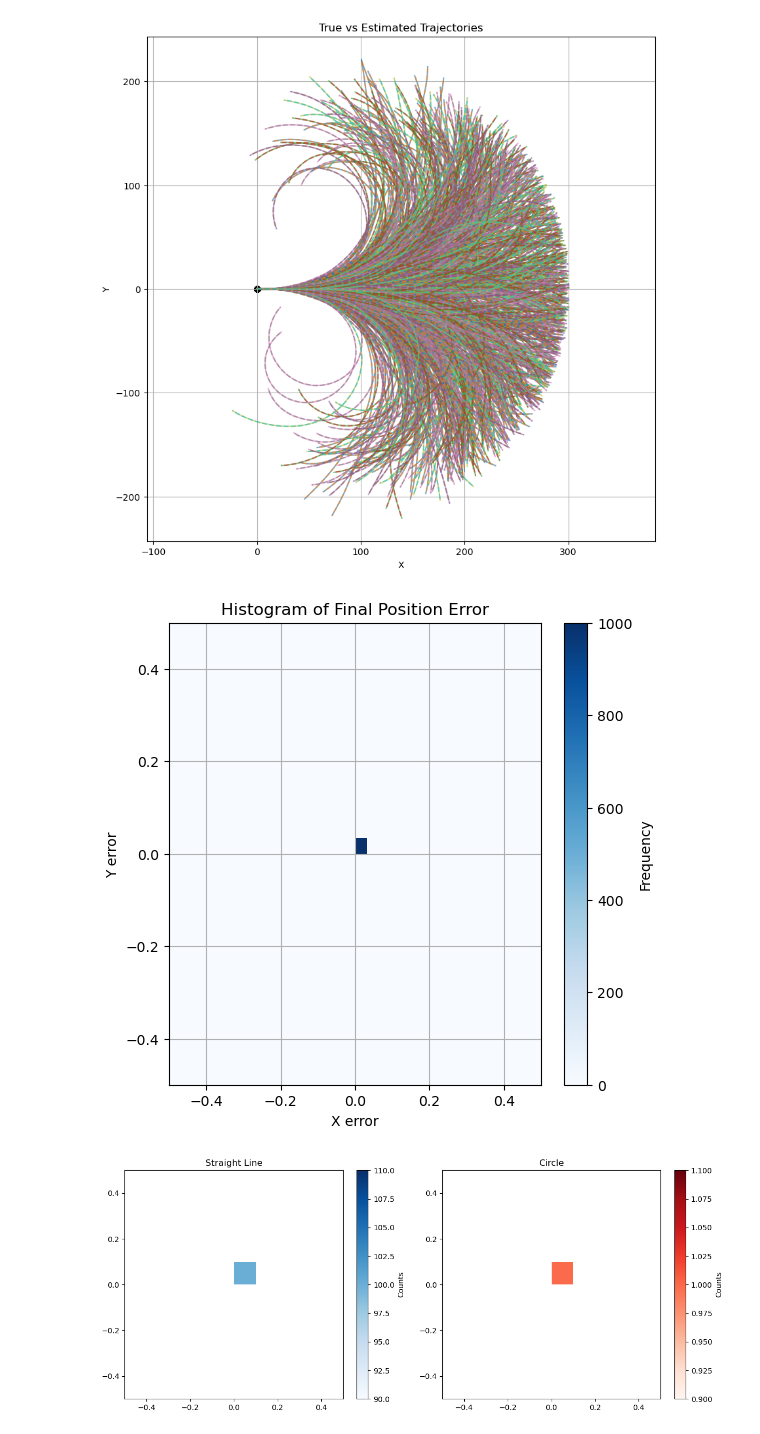
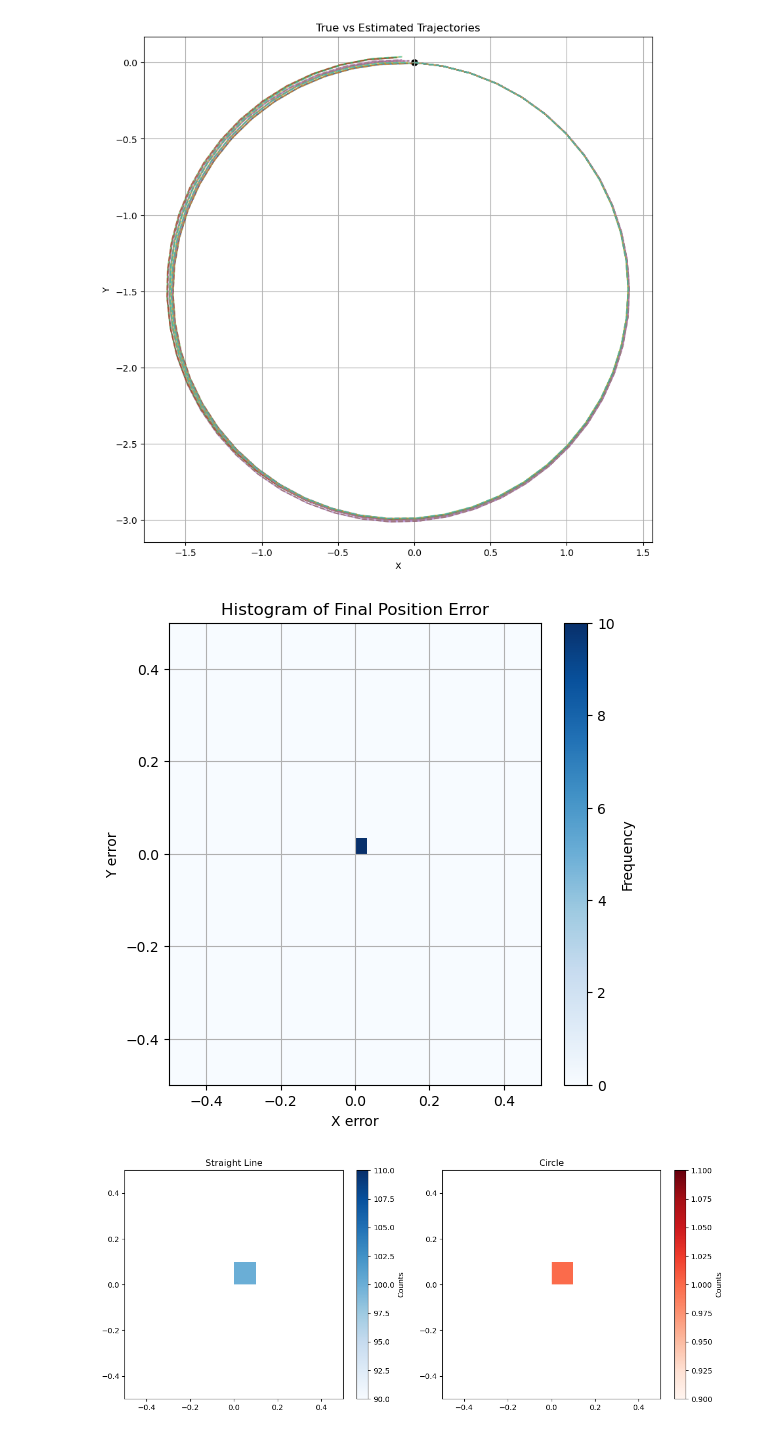
Before and after one commit to RealBenTen10/AIforRobots, a Jupyter notebook: Task7/Task7.1.ipynb, the cells around one changed output. Cells and saved outputs as stored; diff of their text form; code cells hidden in the pictures.

```diff
--- a/Task7/Task7.1.ipynb
+++ b/Task7/Task7.1.ipynb
@@ -3,44 +3,47 @@ from numpy import cos, sin
 from matplotlib import pyplot as plt
 import numpy as np
 # %%
+# Get velocity (with noise if needed)
 def get_velocity(noise_strength, velocity):
     # add some noise if you want
     noise = np.random.normal(0, noise_strength, 2)
-
     return [velocity[0]+noise[0], velocity[1]+noise[1]]
-
-def kinematic_model(state, v_l, v_r, axisLength):
+# Implemted kinematic model of the lecture
+def kinematic_model(state, v_l, v_r, axisLength, dt):
     # equation for kinematic model
     # update real state of the robot
-    state[0] += 0.5 * cos(state[2]) * v_l + 0.5 * cos(state[2]) * v_r
-    state[1] += 0.5 * sin(state[2]) * v_l + 0.5 * sin(state[2]) * v_r
-    state[2] += (v_r - v_l) / axisLength
+    state[2] += (v_r - v_l) / axisLength * dt
+    state[0] += (0.5 * cos(state[2]) * v_l + 0.5 * cos(state[2]) * v_r) * dt
+    state[1] += (0.5 * sin(state[2]) * v_l + 0.5 * sin(state[2]) * v_r) * dt
     # return state of the robot
     return state
-
+# calculate the odometry of the robot - where do we think we are?
 def odometry_sensor(state_1, state_2, estimate, noise_strength):
     noise = np.random.normal(0, noise_strength, 3)
     return [estimate[0] + state_2[0] - state_1[0] + noise[0], estimate[1] + state_2[1] - state_1[1] + noise[1], estimate[2] + state_2[2] - state_1[2] + noise[2]]
 
-def simulate(noise_velocity = 0, noise_odometry = 0, velocity = [1.0, 1.0], drive_in_circles = False, axis_length = 1, steps = 1000, episodes = 100):
+def simulate(noise_velocity = 0, noise_odometry = 0, velocity = [1.0, 1.0], drive_in_circles = False, axis_length = 1, steps = 1000, episodes = 100, step_size_robot = 1.0):
     # for visualization purposes
     x_errors, y_errors = [], []
     all_true_trajectories = []
     all_estimated_trajectories = []
-    original_velocity = velocity.copy()
+    # If we want to drive in a circle using the boolean
     if drive_in_circles:
         velocity = [velocity[0], velocity[1]*0.5]
+    # To ensure a reset of the velocity after each episode
+    original_velocity = velocity.copy()
     for _ in range(episodes):
         # states represent position and heading
         estimated_state = [0.0, 0.0, 0.0]
         optimal_state = [0.0, 0.0, 0.0]
         true_traj = [optimal_state[:2]]
         est_traj = [estimated_state[:2]]
+        # Get the original velocity when an episode starts
         velocity = original_velocity.copy()
         for _ in range(steps):
             velocity = get_velocity(noise_velocity, velocity)
             previous_optimal_state = optimal_state.copy()
-            optimal_state = kinematic_model(optimal_state, velocity[0], velocity[1], axis_length)
+            optimal_state = kinematic_model(optimal_state, velocity[0], velocity[1], axis_length, step_size_robot)
             estimated_state = odometry_sensor(previous_optimal_state, optimal_state, estimated_state, noise_odometry)
             true_traj.append(optimal_state[:2])
             est_traj.append(estimated_state[:2])
@@ -49,6 +52,9 @@ def simulate(noise_velocity = 0, noise_odometry = 0, velocity = [1.0, 1.0], driv
         all_true_trajectories.append(true_traj)
         all_estimated_trajectories.append(est_traj)
     return x_errors, y_errors, all_true_trajectories, all_estimated_trajectories
+
+# Visualizations
+# Plot the trajectory of the robot(s)
 def plot_trajectories(true_trajs, est_trajs):
     plt.figure(figsize=(10, 10))
     for i in range(len(true_trajs)):
@@ -64,3 +70,13 @@ def plot_trajectories(true_trajs, est_trajs):
     # plt.legend()
     plt.grid(True)
     plt.show()
+# Plot the 2-d histogram
+def plot_final_position_histogram(x_errors, y_errors):
+    plt.figure(figsize=(6, 6))
+    plt.hist2d(x_errors, y_errors, bins=30, cmap='Blues')
+    plt.xlabel("X error")
+    plt.ylabel("Y error")
+    plt.title("Histogram of Final Position Error")
+    plt.colorbar(label='Frequency')
+    plt.grid(True)
+    plt.show()
@@ -77,17 +83,18 @@ def plot_final_position_histogram(x_errors, y_errors):
 # %%
 x_err, y_err, true_trajs, est_trajs = simulate(
     noise_velocity=4*10e-5,
     noise_odometry=0,
-    drive_in_circles=False,
-    episodes=1000,
-    steps=300
+    drive_in_circles=True,
+    episodes=10,
+    steps=50,
+    step_size_robot=0.25
 )
 
 plot_trajectories(true_trajs, est_trajs)
 plot_final_position_histogram(x_err, y_err)
 # %% [output]
-[figure, old version]
+[figure, new version]
-[figure, old version]
+[figure, new version]
 # %%
 x_straight, y_straight, _, _ = simulate(noise_velocity=.005, noise_odometry=0)
 x_circle, y_circle, _, _ = simulate(0, 0, drive_in_circles=True, steps=100000, episodes=1)
```
Also changed, not shown: parts of 1 cell of this notebook.
